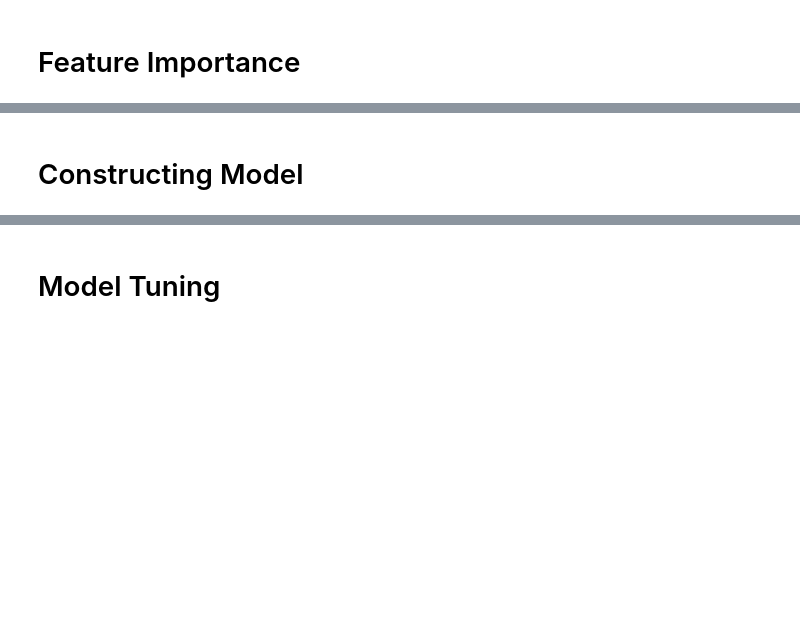
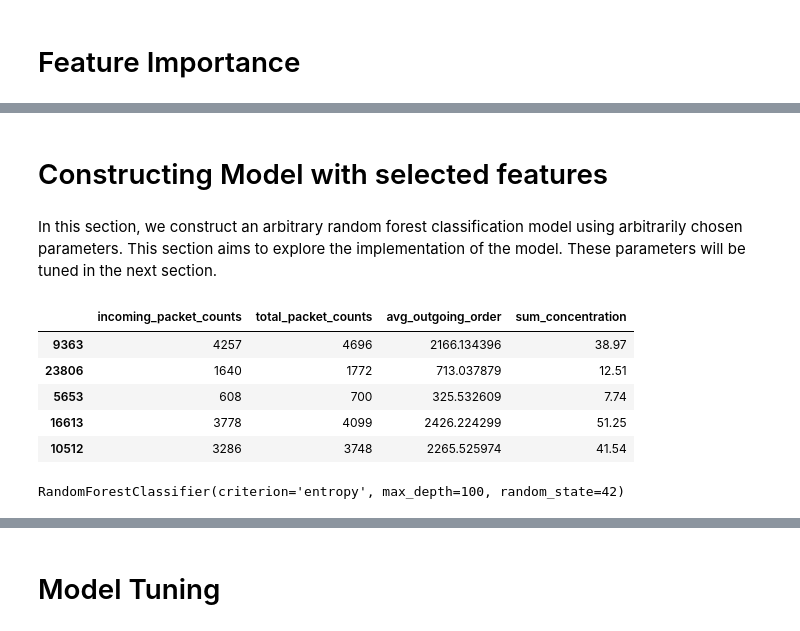
Before and after one commit to BettinaTee03/Machine-Learning-Group-Project, a Jupyter notebook: openworld_multiclass.ipynb, the cells around one changed output, grey strips where cells are left out. Drawn from its saved outputs; the diff is of its cells as text; code cells hidden in the pictures; blank space fills up the shorter version.

```diff
--- a/openworld_multiclass.ipynb
+++ b/openworld_multiclass.ipynb
@@ -27,0 +38,9 @@ df
+# %%
+# 2 Use this for local (change the directory to where the extracted_features.pkl is stored on your local machine)
+# Load the pickle file
+print("Loading datafile...")
+# change this directory to the directory where mon_standard.pkl is stored on your local machine
+file_path = r'C:\EWHA\Term 2\Machine Learning\pro\neurotic_networkers\extracted_features.pkl' # Jordans local path
+with open(file_path, 'rb') as f: # Path to extracted_features.pkl in Colab
+    extracted_df = pickle.load(f)
+print ("Data loaded")
@@ -89,2 +388,31 @@ plt.show()
+# %%
+X = extracted_df[['incoming_packet_counts', 'total_packet_counts', 'avg_outgoing_order', 'sum_concentration']]
+y = extracted_df['label']
 # %% [markdown]
-# Constructing Model
+# Constructing Model with selected features
+# %% [markdown]
+In this section, we construct an arbitrary random forest classification model using arbitrarily chosen parameters. This section aims to explore the implementation of the model. These parameters will be tuned in the next section.
+# %%
+# Split the data into training and test sets
+X_train, X_test, y_train, y_test = train_test_split(
+    X, y, test_size=0.2, random_state=42
+)
+# %%
+df = pd.DataFrame(X_train)
+# %%
+df.head()
+# %% [output]
+|  | incoming_packet_counts | total_packet_counts | avg_outgoing_order | sum_concentration |
+| 9363 | 4257 | 4696 | 2166.134396 | 38.97 |
+| 23806 | 1640 | 1772 | 713.037879 | 12.51 |
+| 5653 | 608 | 700 | 325.532609 | 7.74 |
+| 16613 | 3778 | 4099 | 2426.224299 | 51.25 |
+| 10512 | 3286 | 3748 | 2265.525974 | 41.54 |
+# %%
+# Initialize the model
+clf_selected_features = RandomForestClassifier(n_estimators=100, criterion="entropy", max_depth=100, min_samples_split=2, max_features="sqrt", random_state=42)
+
+# Train the model
+clf_selected_features.fit(X_train, y_train)
+# %% [output]
+RandomForestClassifier(criterion='entropy', max_depth=100, random_state=42)
```
Also changed, not shown: parts of 44 cells of this notebook.
